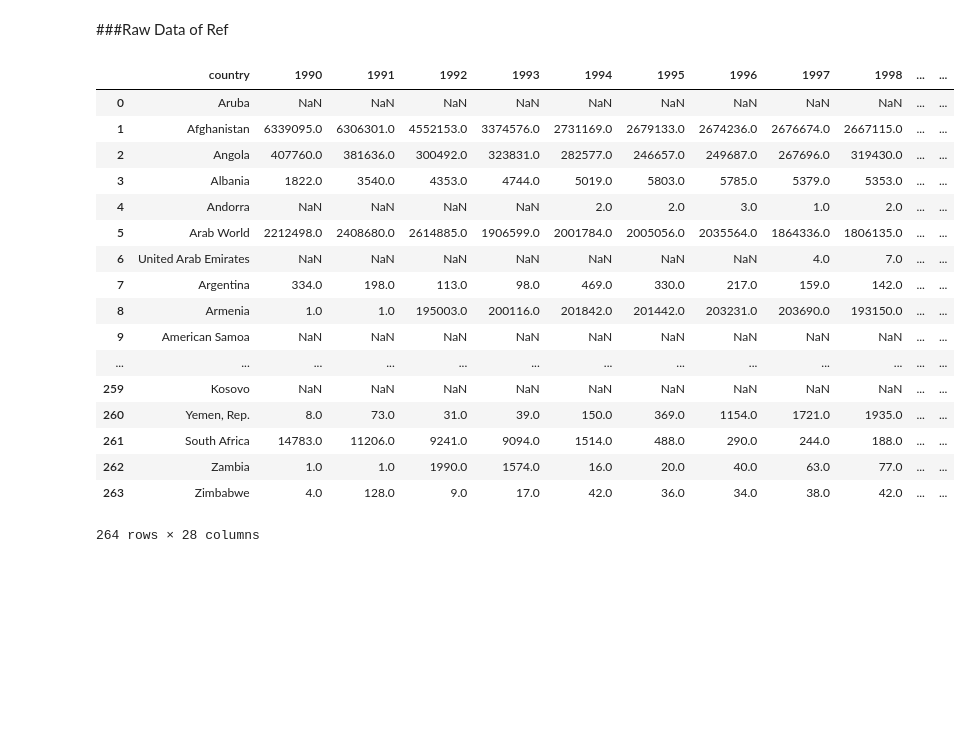
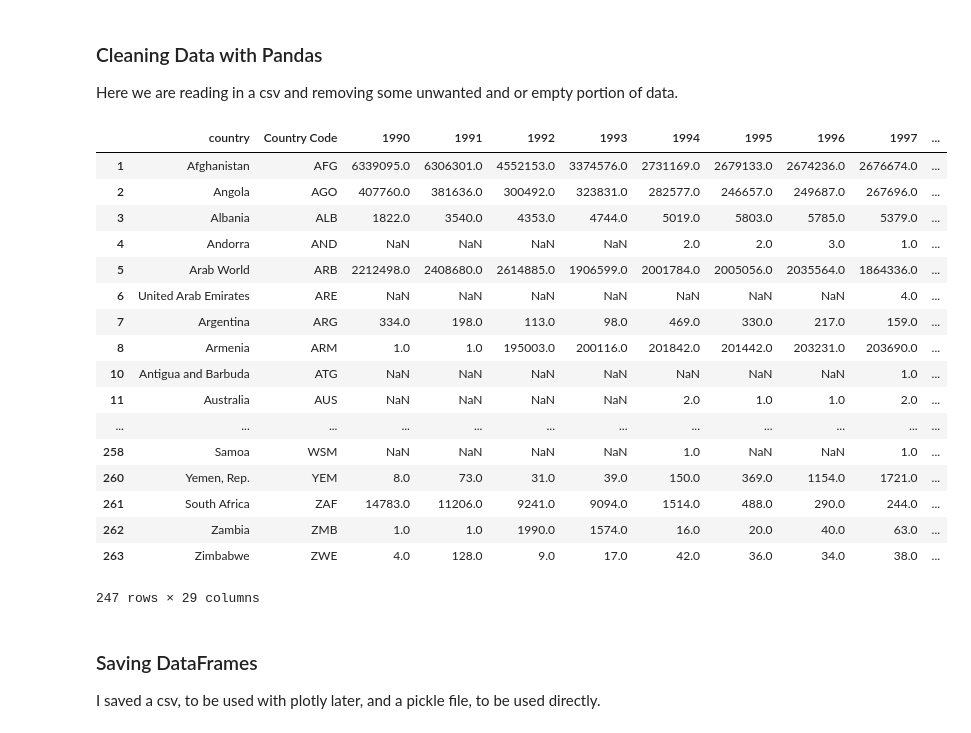
Before and after one commit to UNCG-CSE/World-Refugee-Forecast, a Jupyter notebook: src/wrf_Intro.ipynb, the cells around one changed output. Cells and saved outputs as stored; diff of their text form; code cells hidden in the pictures; blank space fills up the shorter version.

Commit message:
cleaned data and plotly

```diff
--- a/src/wrf_Intro.ipynb
+++ b/src/wrf_Intro.ipynb
@@ -10,32 +11,43 @@ import plotly
 plotly.tools.set_credentials_file(username='bluecrayon52', api_key='jidjcpp2L31WYmRfaHZx')
-# %% [markdown]
-###Raw Data of Ref
+# %% [markdown]
+### Cleaning Data with Pandas
+Here we are reading in a csv and removing some unwanted and or empty portion of data.
 # %%
-df = pd.read_csv("../data/ref_by_c_orig/ref_by_c_orig.csv", usecols=['Country Name', '1990', '1991', '1992','1993',
-                                                                     '1994','1995','1996','1997','1998','1999','2000',
-                                                                     '2001','2002','2003','2004','2005','2006','2007',
-                                                                     '2008','2009', '2010','2011','2012','2013','2014',
-                                                                     '2015','2016'])
+df = pd.read_csv("../data/ref_by_c_orig/ref_by_c_orig.csv")
+
+# re-naming a column
 df=df.rename(columns = {'Country Name':'country'})
 df.set_index('country')
 
-df
+# deleting various columns
+del df["Indicator Name"]
+del df["Indicator Code"]
+# dropping empty rows
+df2=df.dropna(subset=['1990','1991','1992','1993','1994','1995','1996','1997','1998','1999','2000','2001','2002',
+                 '2003','2004','2005','2006','2007','2008','2009','2010','2011','2012','2013','2014','2015','2016'],
+                  how='all')
+# dropping empty columns
+df3=df2.dropna(axis=1, how='all')
+df3
 # %% [output]
-|  | country | 1990 | 1991 | 1992 | 1993 | 1994 | 1995 | 1996 | 1997 | 1998 | ... | ... |
-| 0 | Aruba | NaN | NaN | NaN | NaN | NaN | NaN | NaN | NaN | NaN | ... | ... |
-| 1 | Afghanistan | 6339095.0 | 6306301.0 | 4552153.0 | 3374576.0 | 2731169.0 | 2679133.0 | 2674236.0 | 2676674.0 | 2667115.0 | ... | ... |
-| 2 | Angola | 407760.0 | 381636.0 | 300492.0 | 323831.0 | 282577.0 | 246657.0 | 249687.0 | 267696.0 | 319430.0 | ... | ... |
-| 3 | Albania | 1822.0 | 3540.0 | 4353.0 | 4744.0 | 5019.0 | 5803.0 | 5785.0 | 5379.0 | 5353.0 | ... | ... |
-| 4 | Andorra | NaN | NaN | NaN | NaN | 2.0 | 2.0 | 3.0 | 1.0 | 2.0 | ... | ... |
-| 5 | Arab World | 2212498.0 | 2408680.0 | 2614885.0 | 1906599.0 | 2001784.0 | 2005056.0 | 2035564.0 | 1864336.0 | 1806135.0 | ... | ... |
-| 6 | United Arab Emirates | NaN | NaN | NaN | NaN | NaN | NaN | NaN | 4.0 | 7.0 | ... | ... |
-| 7 | Argentina | 334.0 | 198.0 | 113.0 | 98.0 | 469.0 | 330.0 | 217.0 | 159.0 | 142.0 | ... | ... |
-| 8 | Armenia | 1.0 | 1.0 | 195003.0 | 200116.0 | 201842.0 | 201442.0 | 203231.0 | 203690.0 | 193150.0 | ... | ... |
-| 9 | American Samoa | NaN | NaN | NaN | NaN | NaN | NaN | NaN | NaN | NaN | ... | ... |
-| ... | ... | ... | ... | ... | ... | ... | ... | ... | ... | ... | ... | ... |
-| 259 | Kosovo | NaN | NaN | NaN | NaN | NaN | NaN | NaN | NaN | NaN | ... | ... |
-| 260 | Yemen, Rep. | 8.0 | 73.0 | 31.0 | 39.0 | 150.0 | 369.0 | 1154.0 | 1721.0 | 1935.0 | ... | ... |
-| 261 | South Africa | 14783.0 | 11206.0 | 9241.0 | 9094.0 | 1514.0 | 488.0 | 290.0 | 244.0 | 188.0 | ... | ... |
-| 262 | Zambia | 1.0 | 1.0 | 1990.0 | 1574.0 | 16.0 | 20.0 | 40.0 | 63.0 | 77.0 | ... | ... |
-| 263 | Zimbabwe | 4.0 | 128.0 | 9.0 | 17.0 | 42.0 | 36.0 | 34.0 | 38.0 | 42.0 | ... | ... |
+|  | country | Country Code | 1990 | 1991 | 1992 | 1993 | 1994 | 1995 | 1996 | 1997 | ... |
+| 1 | Afghanistan | AFG | 6339095.0 | 6306301.0 | 4552153.0 | 3374576.0 | 2731169.0 | 2679133.0 | 2674236.0 | 2676674.0 | ... |
+| 2 | Angola | AGO | 407760.0 | 381636.0 | 300492.0 | 323831.0 | 282577.0 | 246657.0 | 249687.0 | 267696.0 | ... |
+| 3 | Albania | ALB | 1822.0 | 3540.0 | 4353.0 | 4744.0 | 5019.0 | 5803.0 | 5785.0 | 5379.0 | ... |
+| 4 | Andorra | AND | NaN | NaN | NaN | NaN | 2.0 | 2.0 | 3.0 | 1.0 | ... |
+| 5 | Arab World | ARB | 2212498.0 | 2408680.0 | 2614885.0 | 1906599.0 | 2001784.0 | 2005056.0 | 2035564.0 | 1864336.0 | ... |
+| 6 | United Arab Emirates | ARE | NaN | NaN | NaN | NaN | NaN | NaN | NaN | 4.0 | ... |
+| 7 | Argentina | ARG | 334.0 | 198.0 | 113.0 | 98.0 | 469.0 | 330.0 | 217.0 | 159.0 | ... |
+| 8 | Armenia | ARM | 1.0 | 1.0 | 195003.0 | 200116.0 | 201842.0 | 201442.0 | 203231.0 | 203690.0 | ... |
+| 10 | Antigua and Barbuda | ATG | NaN | NaN | NaN | NaN | NaN | NaN | NaN | 1.0 | ... |
+| 11 | Australia | AUS | NaN | NaN | NaN | NaN | 2.0 | 1.0 | 1.0 | 2.0 | ... |
+| ... | ... | ... | ... | ... | ... | ... | ... | ... | ... | ... | ... |
+| 258 | Samoa | WSM | NaN | NaN | NaN | NaN | 1.0 | NaN | NaN | 1.0 | ... |
+| 260 | Yemen, Rep. | YEM | 8.0 | 73.0 | 31.0 | 39.0 | 150.0 | 369.0 | 1154.0 | 1721.0 | ... |
+| 261 | South Africa | ZAF | 14783.0 | 11206.0 | 9241.0 | 9094.0 | 1514.0 | 488.0 | 290.0 | 244.0 | ... |
+| 262 | Zambia | ZMB | 1.0 | 1.0 | 1990.0 | 1574.0 | 16.0 | 20.0 | 40.0 | 63.0 | ... |
+| 263 | Zimbabwe | ZWE | 4.0 | 128.0 | 9.0 | 17.0 | 42.0 | 36.0 | 34.0 | 38.0 | ... |
-264 rows × 28 columns
+247 rows × 29 columns
+# %% [markdown]
+### Saving DataFrames
+I saved a csv, to be used with plotly later, and a pickle file, to be used directly.
```
Also changed, not shown: parts of 8 cells of this notebook, 2 other files.
